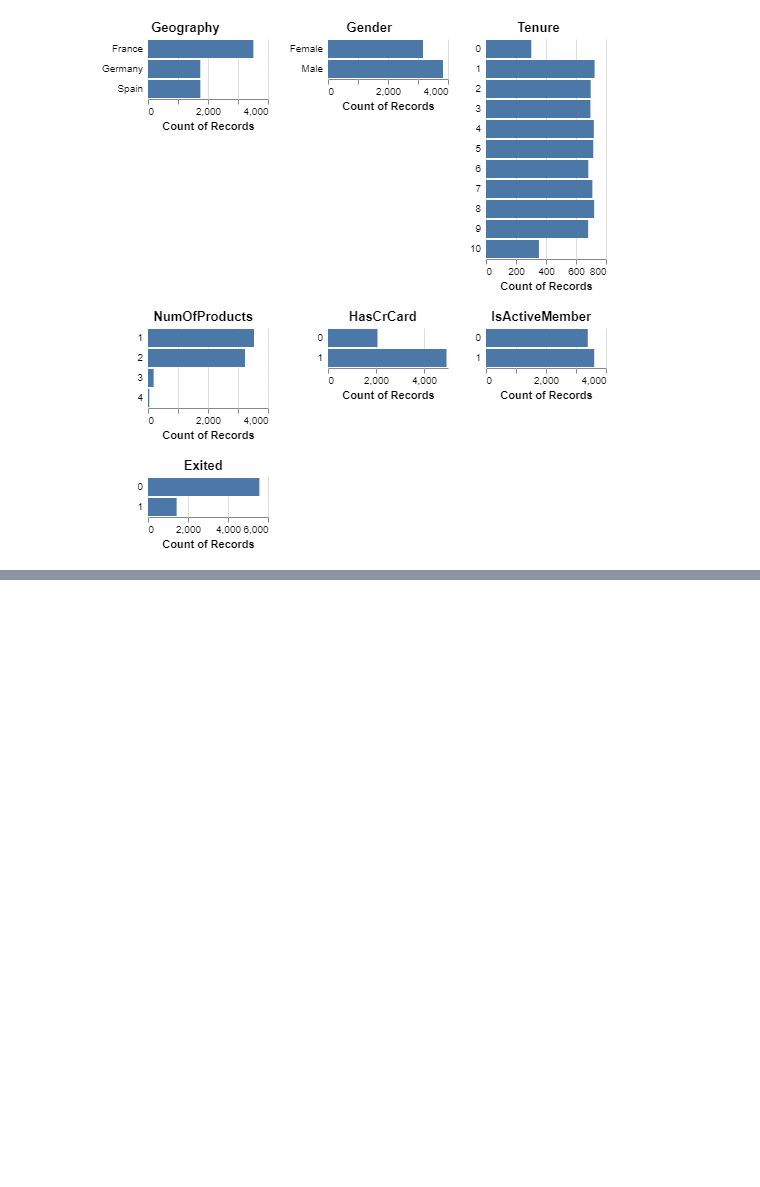
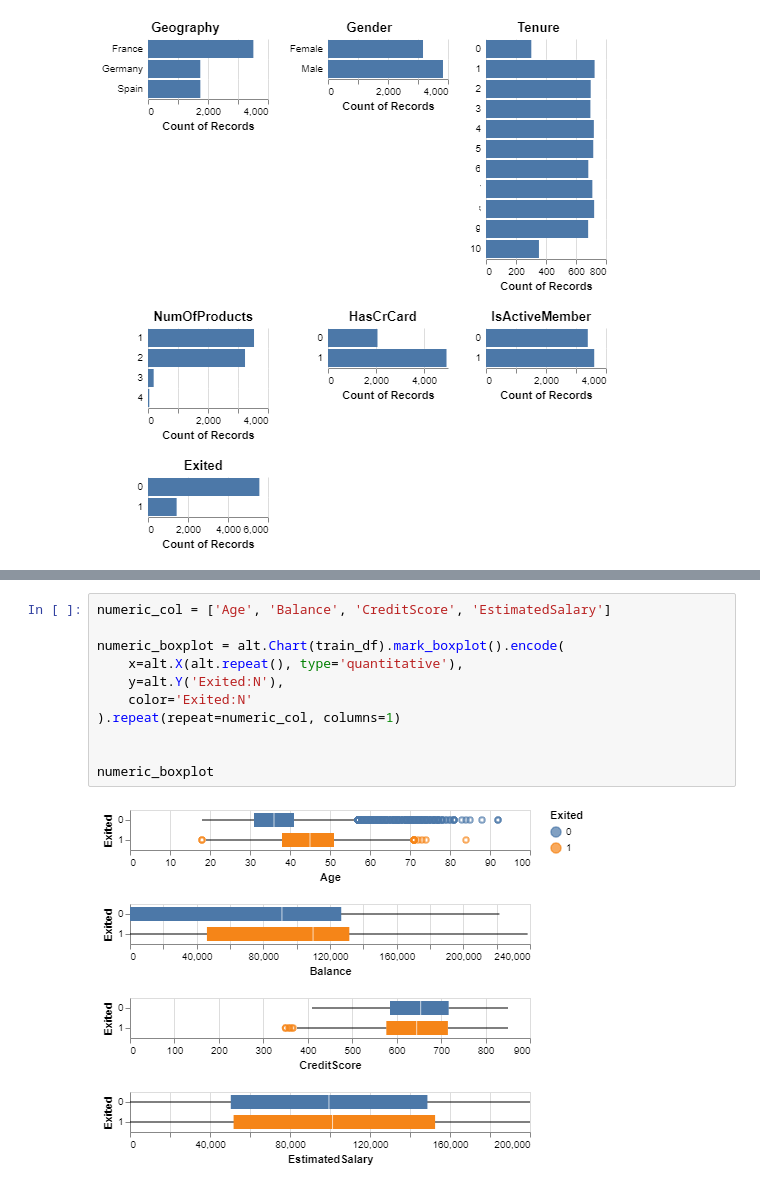
Before and after one commit to caesarw0/churn-prediction, a Jupyter notebook: churn_prediction.ipynb, the cells around one changed output, grey strips where cells are left out. Drawn from its saved outputs; the diff is of its cells as text; blank space fills up the shorter version.

```diff
--- a/churn_prediction.ipynb
+++ b/churn_prediction.ipynb
@@ -158,0 +187,13 @@ aly.dist(train_df[train_df.columns[train_df.nunique() <= 20]].astype('object'),
+# %%
+numeric_col = ['Age', 'Balance', 'CreditScore', 'EstimatedSalary']
+
+numeric_boxplot = alt.Chart(train_df).mark_boxplot().encode(
+    x=alt.X(alt.repeat(), type='quantitative'),
+    y=alt.Y('Exited:N'),
+    color='Exited:N'
+).repeat(repeat=numeric_col, columns=1)
+
+
+numeric_boxplot
+# %% [output]
+[figure, added]
```
Also changed, not shown: parts of 65 cells of this notebook.
